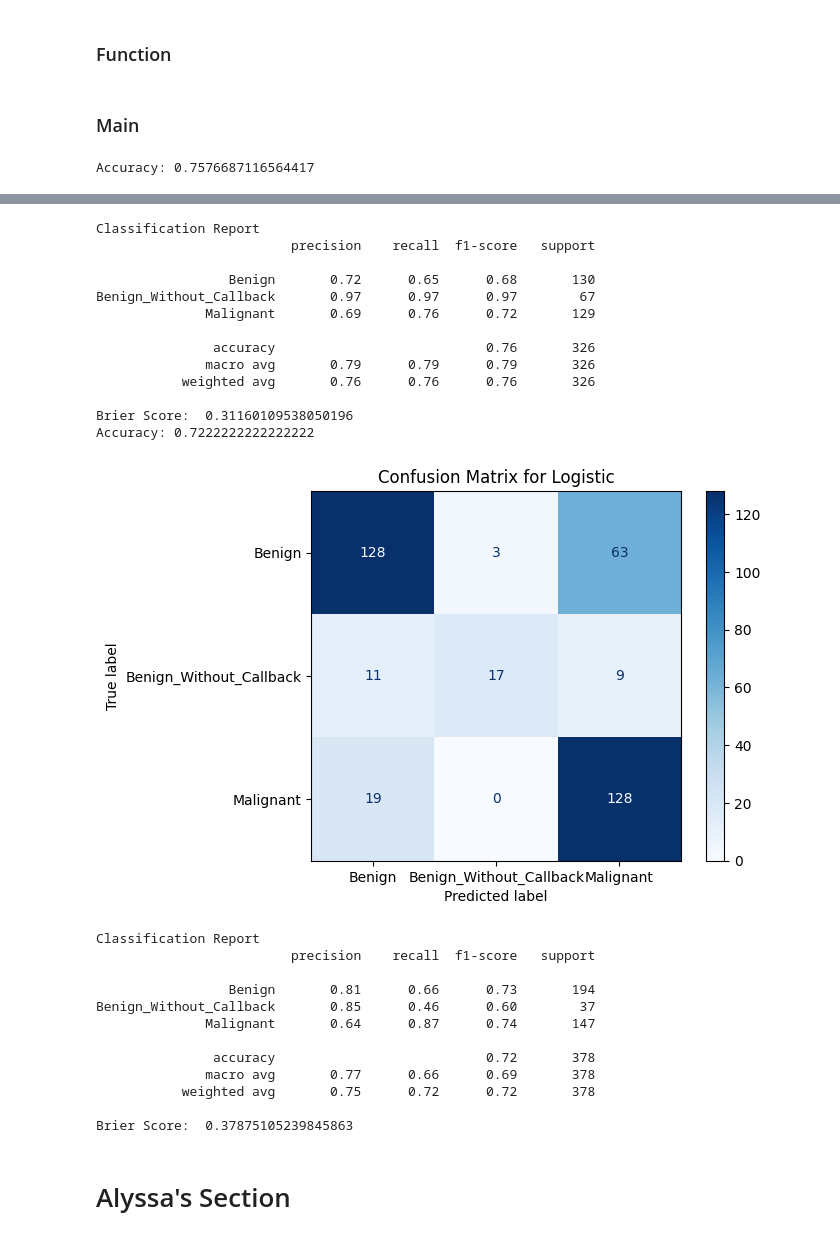
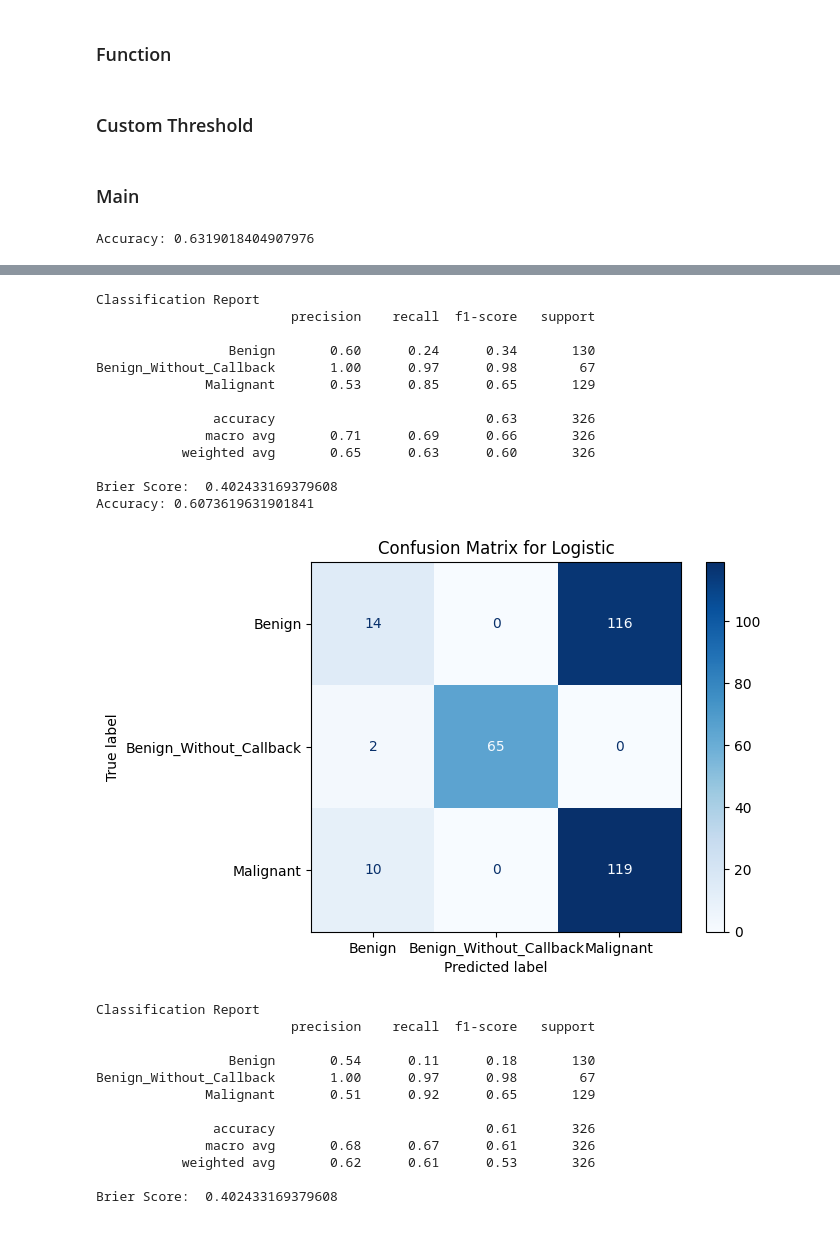
Before and after one commit to urbunny456/nsdc-fall-2026, a Jupyter notebook: logistic_reg.ipynb, the cells around one changed output, grey strips where cells are left out. Saved outputs shown, nothing was run; the diff lists cells and outputs as text; code cells hidden in the pictures.

Commit message:
Did custom threshold, need to do feature selection

```diff
--- a/logistic_reg.ipynb
+++ b/logistic_reg.ipynb
@@ -278,8 +278,24 @@ def run_Logistic(train_file, test_file, custom_weight, plot_cm=False, show_brier
     #Encoding
     enc = OneHotEncoder(sparse_output=False, handle_unknown='ignore')
 
-    X_train_encoded = enc.fit_transform(X_train)
-    X_test_encoded = enc.transform(X_test)
+    categorical_columns = X_train.select_dtypes(include=['object']).columns
+    encoded_categories = enc.fit_transform(X_train[categorical_columns])
+
+    encoded_df = pd.DataFrame(encoded_categories, columns=enc.get_feature_names_out(categorical_columns))
+
+
+    X_train_encoded = pd.concat(
+        [X_train.drop(columns=categorical_columns), encoded_df],
+        axis=1)
+
+
+    X_test_categories = enc.transform(X_test[categorical_columns])
+    X_test_cat_df = pd.DataFrame(X_test_categories, columns=enc.get_feature_names_out(categorical_columns))
+
+    X_test_encoded = pd.concat(
+        [X_test.drop(columns=categorical_columns), X_test_cat_df],
+        axis=1
+    )
 
     #Scaling
     scaler = StandardScaler()
@@ -320,3 +336,5 @@ def run_Logistic(train_file, test_file, custom_weight, plot_cm=False, show_brier
         y_proba = clf.predict_proba(X_test_scaled)
         brier_score = brier_score_loss(y_test, y_proba)
         print("Brier Score: ", brier_score)
+# %% [markdown]
+### Custom Threshold
@@ -326,21 +454,33 @@ def run_Logistic(train_file, test_file, custom_weight, plot_cm=False, show_brier
 from sklearn.metrics import brier_score_loss
 
 custom_weight = {                       #Dictionary         Maybe add custom weight for knn if that's possible?
-    'BENIGN': 0.8,
+    'BENIGN': 0.95,
     'BENIGN_WITHOUT_CALLBACK': 1.0,                         #Maybe adjust solver? Or look at other modifiable parameters
-    'MALIGNANT': 1.0
+    'MALIGNANT': 1.5
     }
 
-run_Logistic('data/csv/calc_case_description_train_set.csv',
+run_Logistic('data/csv/calc_case_description_train_set.csv',                ##Benign = 0.85, rest ones
              'data/csv/calc_case_description_test_set.csv',
              custom_weight,
              plot_cm=True,
              show_brier=True)
 
-run_Logistic('data/csv/mass_case_description_train_set.csv',
-             'data/csv/mass_case_description_test_set.csv',
+# run_Logistic('data/csv/mass_case_description_train_set.csv',                #Benign = 0.8, rest ones
+#              'data/csv/mass_case_description_test_set.csv',
+#              custom_weight,
+#              plot_cm=True,
+#              show_brier=True)
+
+run_thresh_Logistic('data/csv/calc_case_description_train_set.csv',            #Benign 0.95, rest ones
+             'data/csv/calc_case_description_test_set.csv',
              custom_weight,
              plot_cm=True,
              show_brier=True)
+
+# run_thresh_Logistic('data/csv/mass_case_description_train_set.csv',         #Benign = 0.8, rest ones, Threshold = 0.4
+#              'data/csv/mass_case_description_test_set.csv',
+#              custom_weight,
+#              plot_cm=True,
+#              show_brier=True)
 # %% [output]
-Accuracy: 0.7576687116564417
+Accuracy: 0.6319018404907976
@@ -348,28 +488,28 @@ Accuracy: 0.7576687116564417
 Classification Report
                          precision    recall  f1-score   support
 
-                 Benign       0.72      0.65      0.68       130
-Benign_Without_Callback       0.97      0.97      0.97        67
-              Malignant       0.69      0.76      0.72       129
+                 Benign       0.60      0.24      0.34       130
+Benign_Without_Callback       1.00      0.97      0.98        67
+              Malignant       0.53      0.85      0.65       129
 
-               accuracy                           0.76       326
-              macro avg       0.79      0.79      0.79       326
-           weighted avg       0.76      0.76      0.76       326
+               accuracy                           0.63       326
+              macro avg       0.71      0.69      0.66       326
+           weighted avg       0.65      0.63      0.60       326
 
-Brier Score:  0.31160109538050196
-Accuracy: 0.7222222222222222
+Brier Score:  0.402433169379608
+Accuracy: 0.6073619631901841
-[figure, old version]
+[figure, new version]
 Classification Report
                          precision    recall  f1-score   support
 
-                 Benign       0.81      0.66      0.73       194
-Benign_Without_Callback       0.85      0.46      0.60        37
-              Malignant       0.64      0.87      0.74       147
+                 Benign       0.54      0.11      0.18       130
+Benign_Without_Callback       1.00      0.97      0.98        67
+              Malignant       0.51      0.92      0.65       129
 
-               accuracy                           0.72       378
-              macro avg       0.77      0.66      0.69       378
-           weighted avg       0.75      0.72      0.72       378
+               accuracy                           0.61       326
+              macro avg       0.68      0.67      0.61       326
+           weighted avg       0.62      0.61      0.53       326
 
-Brier Score:  0.37875105239845863
+Brier Score:  0.402433169379608
 # %% [markdown]
-# Alyssa's Section
+<!-- # Alyssa's Section -->
```
Also changed, not shown: parts of 2 cells of this notebook, 1 other file.
